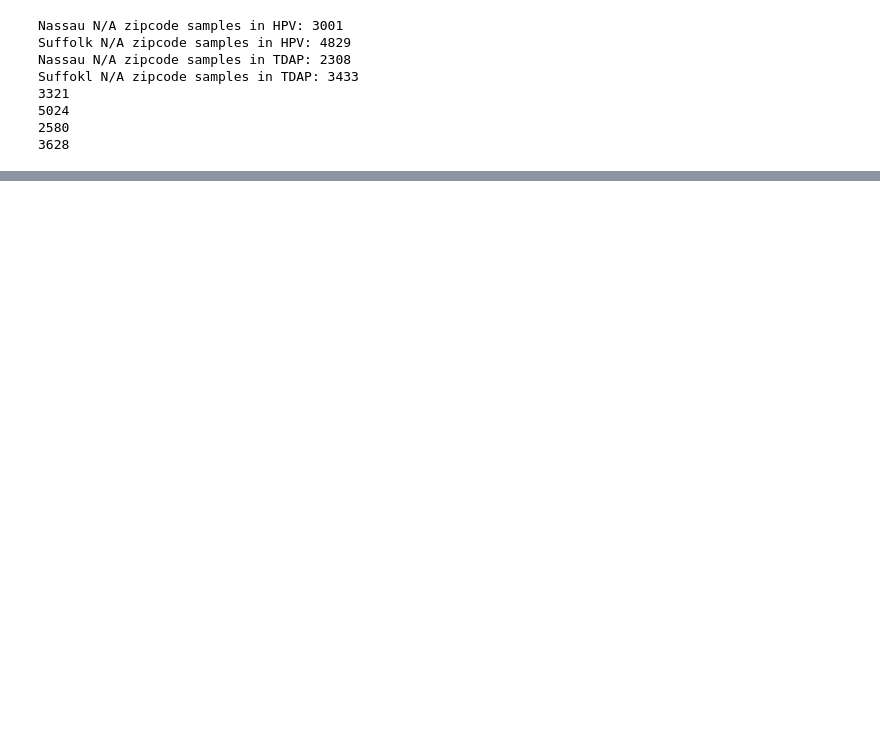
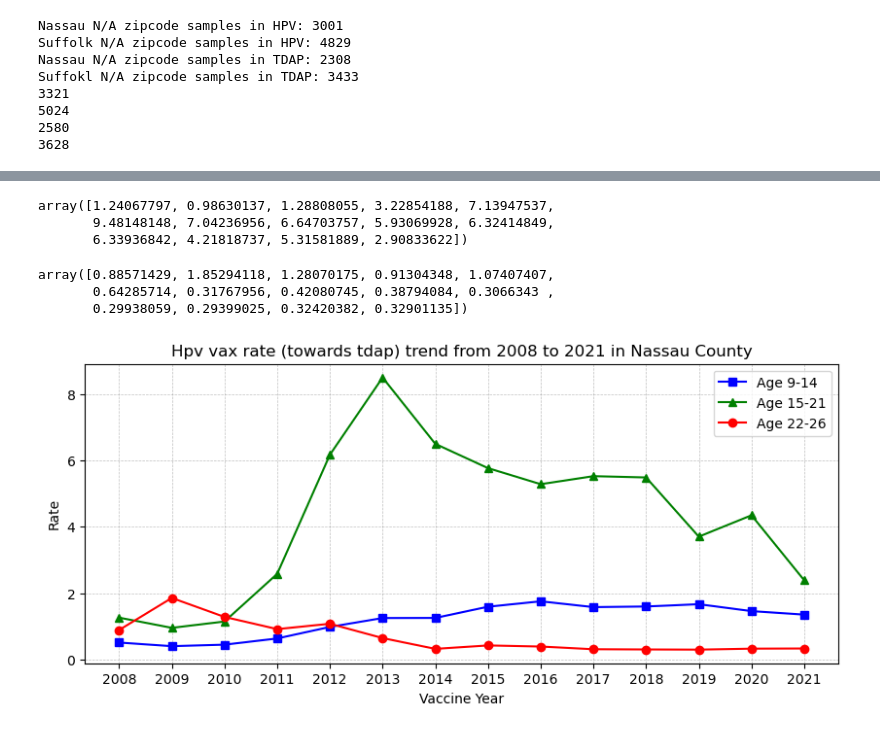
Before and after one commit to ZihanDing/EHR_project, a Jupyter notebook: HpvVaccine/hpv_vax_afterNov13meeting.ipynb, the cells around one changed output, grey strips where cells are left out. Cells and saved outputs as stored; diff of their text form; code cells hidden in the pictures; blank space fills up the shorter version.

Commit message:
Nov 17 meeting update to 11-13 year old benchmarsk

```diff
--- a/HpvVaccine/hpv_vax_afterNov13meeting.ipynb
+++ b/HpvVaccine/hpv_vax_afterNov13meeting.ipynb
@@ -68,0 +118,3 @@ Suffokl N/A zipcode samples in TDAP: 3433
+# %%
+df = df_tdap_nassau
+df[(df['PatientAge'] <= 21) & (df['PatientAge'] >= 15)]
@@ -69,2 +135,58 @@ Suffokl N/A zipcode samples in TDAP: 3433
 # %%
 #merge tdap with hpv
+# %%
+def ageSeparate(df,start,end):
+    res = df[(df['PatientAge'] <= end) & (df['PatientAge'] >= start)]
+#     print(len(res))
+    return res
+# %%
+def generateRate(df_h,df_t,start,end):
+    h_age = ageSeparate(df_h,start,end)
+    t_age = ageSeparate(df_t,start,end)
+
+    grouped_h = h_age.groupby('vax_year').size().reset_index(name='Count')
+    grouped_t = t_age.groupby('vax_year').size().reset_index(name='Count')
+    rate = np.array(grouped_h['Count'])/np.array(grouped_t['Count'])
+    return rate
+# %%
+years = np.array(grouped_h['vax_year'])
+# %%
+rate = generateRate(df_h,df_t,15,21)
+rate
+# %% [output]
+array([1.24067797, 0.98630137, 1.28808055, 3.22854188, 7.13947537,
+       9.48148148, 7.04236956, 6.64703757, 5.93069928, 6.32414849,
+       6.33936842, 4.21818737, 5.31581889, 2.90833622])
+# %%
+rate = generateRate(df_h,df_t,22,26)
+rate
+# %% [output]
+array([0.88571429, 1.85294118, 1.28070175, 0.91304348, 1.07407407,
+       0.64285714, 0.31767956, 0.42080745, 0.38794084, 0.3066343 ,
+       0.29938059, 0.29399025, 0.32420382, 0.32901135])
+# %%
+df_h = df_hpv_nassau
+df_t = df_tdap_nassau
+
+rate1 = generateRate(df_h,df_t,9,15)
+rate2 = generateRate(df_h,df_t,16,21)
+rate3 = generateRate(df_h,df_t,22,26)
+
+plt.figure(figsize=(10, 4))
+
+plt.plot(years, rate1, 's-',color='blue', label='Age 9-14')
+plt.plot(years, rate2,'^-', color='green', label='Age 15-21')
+plt.plot(years, rate3,'o-', color='red', label='Age 22-26')
+
+plt.xlabel('Vaccine Year')
+plt.ylabel('Rate')
+plt.title('Hpv vax rate (towards tdap) trend from 2008 to 2021 in Nassau County')
+
+plt.xticks(years)
+plt.legend()
+
+plt.grid(True,linestyle='--', color='gray', linewidth=0.5, alpha=0.5)
+
+plt.show()
+# %% [output]
+[figure, added]
```
Also changed, not shown: parts of 23 cells of this notebook, 3 other files.
